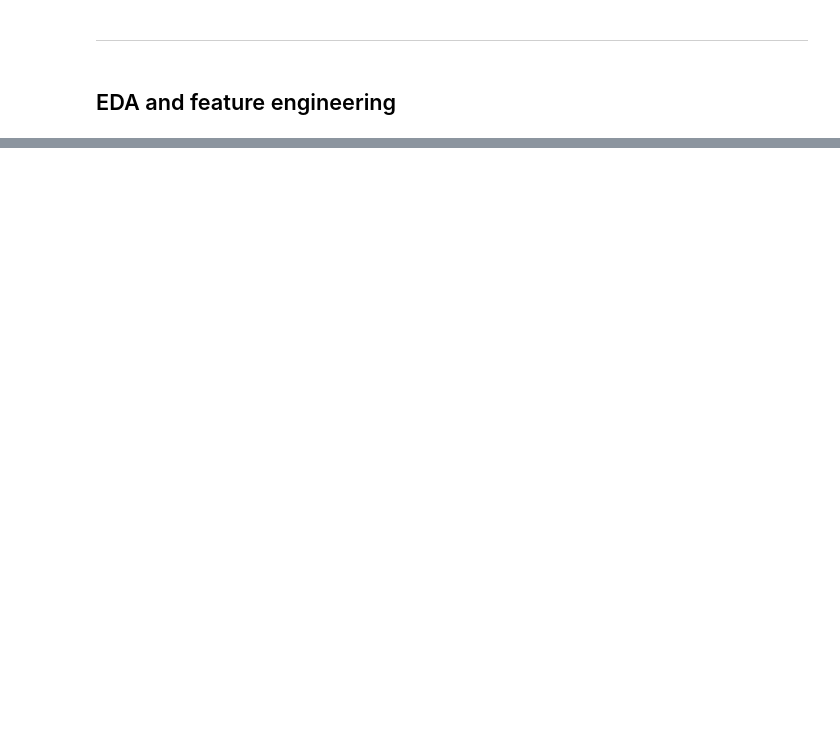
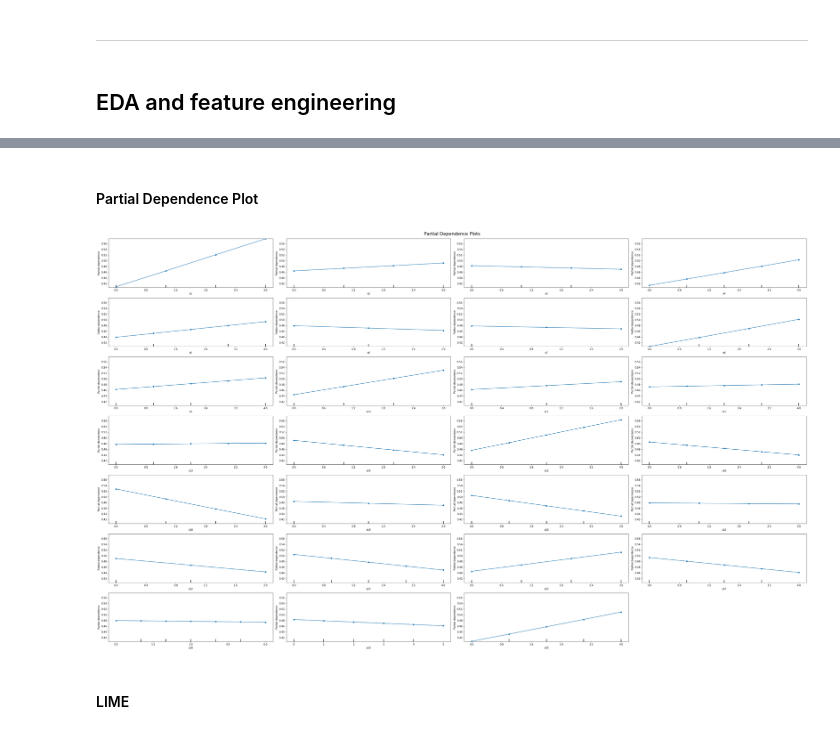
Before and after one commit to sumermalhotra/Heloc_group_project_6, a Jupyter notebook: Project.ipynb, the cells around one changed output, grey strips where cells are left out. Cells and saved outputs as stored; diff of their text form; code cells hidden in the pictures; blank space fills up the shorter version.

```diff
--- a/Project.ipynb
+++ b/Project.ipynb
@@ -73,0 +324,7 @@ plt.show()
+# %%
+###
+drop=feature_selection_df[feature_selection_df['Total'] <3]['Feature'].values
+print(drop)
+
+heloc_train = heloc_train_tmp.drop(drop,axis=1) # update heloc with removed features
+heloc_test = heloc_test_tmp.drop(drop,axis=1) # update heloc with removed features
@@ -73,0 +449,16 @@ plt.show()
+# %% [markdown]
+#### Partial Dependence Plot
+# %%
+n_cols = 4
+n_rows = 10//n_cols + 1
+
+fig = plt.figure(figsize=(40, 8*n_rows))
+pdp(grid, X_train, features=[i for i in X_train], feature_names=[i for i in X_train],
+    n_cols=n_cols, fig=fig, line_kw={'marker': 'o', 'markeredgecolor': 'None'})
+
+plt.suptitle('Partial Dependence Plots', fontsize=18)
+plt.tight_layout(rect=[0, 0, 1, 0.97])
+# %% [output]
+[figure, added]
+# %% [markdown]
+#### LIME
```
Also changed, not shown: parts of 53 cells of this notebook.
